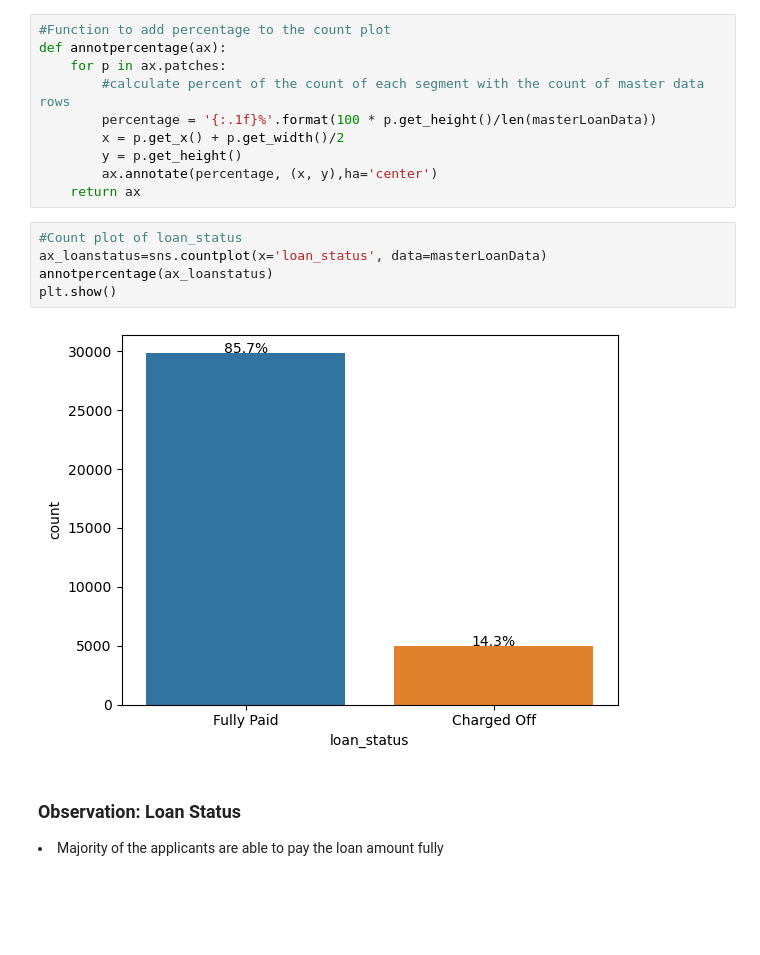
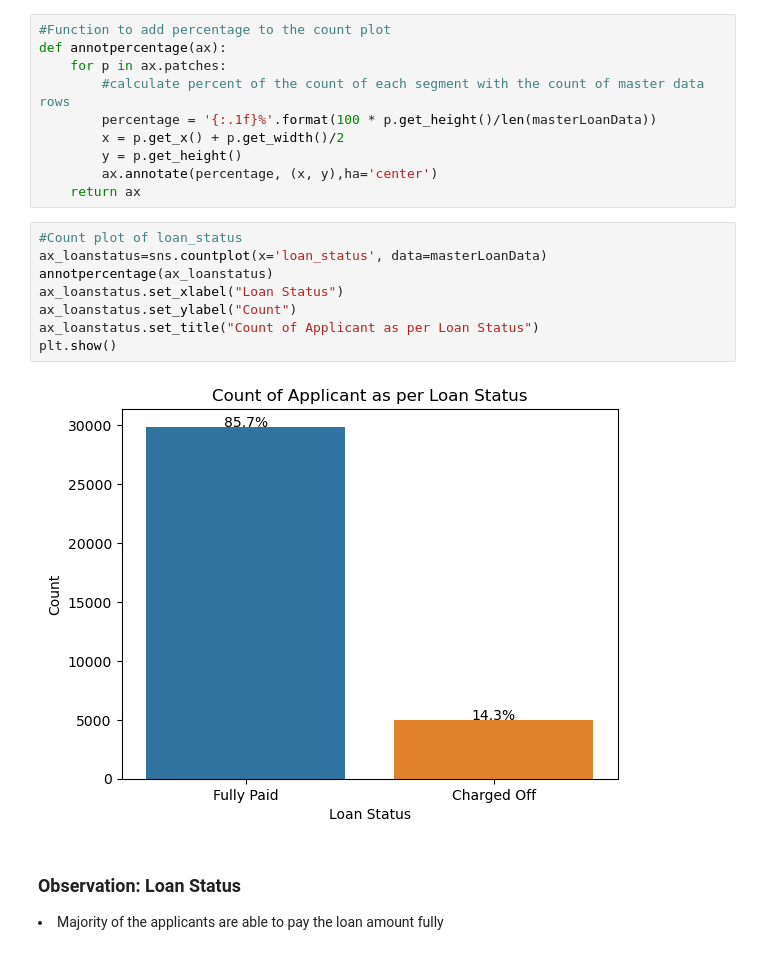
Before and after one commit to VishakhaItankar/LendingClubCaseStudy, a Jupyter notebook: Vishakha_Itankar.ipynb, the cells around one changed output. Saved outputs shown, nothing was run; the diff lists cells and outputs as text; blank space fills up the shorter version.

```diff
--- a/Vishakha_Itankar.ipynb
+++ b/Vishakha_Itankar.ipynb
@@ -355,10 +355,13 @@ def annotpercentage(ax):
 # %%
 #Count plot of loan_status
 ax_loanstatus=sns.countplot(x='loan_status', data=masterLoanData)
 annotpercentage(ax_loanstatus)
+ax_loanstatus.set_xlabel("Loan Status")
+ax_loanstatus.set_ylabel("Count")
+ax_loanstatus.set_title("Count of Applicant as per Loan Status")
 plt.show()
 # %% [output]
-[figure, old version]
+[figure, new version]
 # %% [markdown]
 ### Observation: Loan Status
 <li> Majority of the applicants are able to pay the loan amount fully
```
Also changed, not shown: parts of 24 cells of this notebook, 1 other file.
